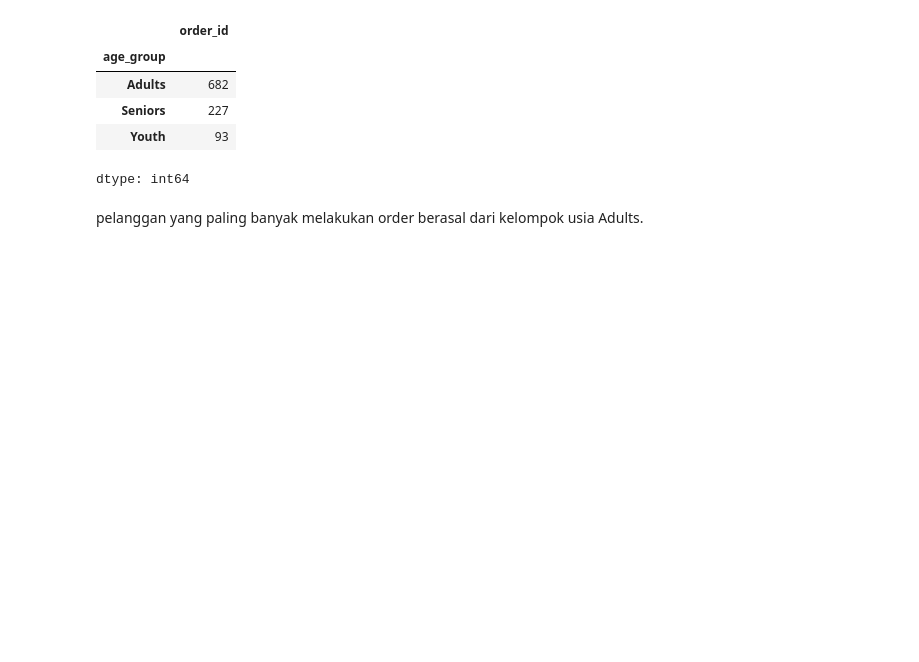
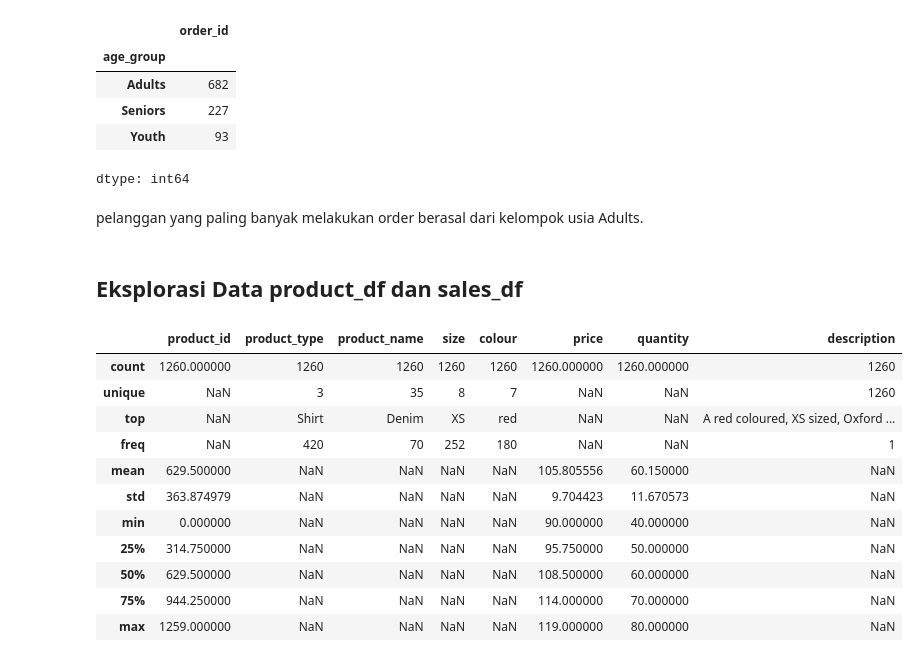
Before and after one commit to JoshInkiriwang/Data_Science_Dicoding, a Jupyter notebook: Analisis_Data_Python/Project_Data_Wrangling_+_EDA.ipynb, the cells around one changed output. Drawn from its saved outputs; the diff is of its cells as text; code cells hidden in the pictures; blank space fills up the shorter version.

Commit message:
Update Project Data Wrangling and EDA

```diff
--- a/Analisis_Data_Python/Project_Data_Wrangling_+_EDA.ipynb
+++ b/Analisis_Data_Python/Project_Data_Wrangling_+_EDA.ipynb
@@ -635,3 +642,20 @@ order_customer_df.groupby(by="age_group").order_id.nunique().sort_values(ascendi
 dtype: int64
 # %% [markdown]
 pelanggan yang paling banyak melakukan order berasal dari kelompok usia Adults.
+# %% [markdown]
+## Eksplorasi Data product_df dan sales_df
+# %%
+product_df.describe(include="all")
+# %% [output]
+|  | product_id | product_type | product_name | size | colour | price | quantity | description |
+| count | 1260.000000 | 1260 | 1260 | 1260 | 1260 | 1260.000000 | 1260.000000 | 1260 |
+| unique | NaN | 3 | 35 | 8 | 7 | NaN | NaN | 1260 |
+| top | NaN | Shirt | Denim | XS | red | NaN | NaN | A red coloured, XS sized, Oxford ... |
+| freq | NaN | 420 | 70 | 252 | 180 | NaN | NaN | 1 |
+| mean | 629.500000 | NaN | NaN | NaN | NaN | 105.805556 | 60.150000 | NaN |
+| std | 363.874979 | NaN | NaN | NaN | NaN | 9.704423 | 11.670573 | NaN |
+| min | 0.000000 | NaN | NaN | NaN | NaN | 90.000000 | 40.000000 | NaN |
+| 25% | 314.750000 | NaN | NaN | NaN | NaN | 95.750000 | 50.000000 | NaN |
+| 50% | 629.500000 | NaN | NaN | NaN | NaN | 108.500000 | 60.000000 | NaN |
+| 75% | 944.250000 | NaN | NaN | NaN | NaN | 114.000000 | 70.000000 | NaN |
+| max | 1259.000000 | NaN | NaN | NaN | NaN | 119.000000 | 80.000000 | NaN |
```
Also changed, not shown: parts of 33 cells of this notebook.
